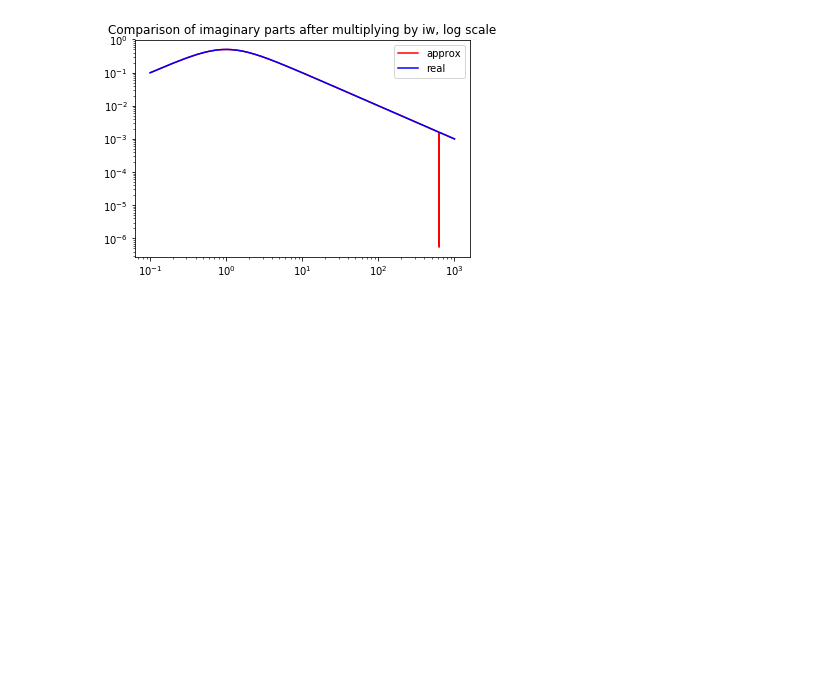
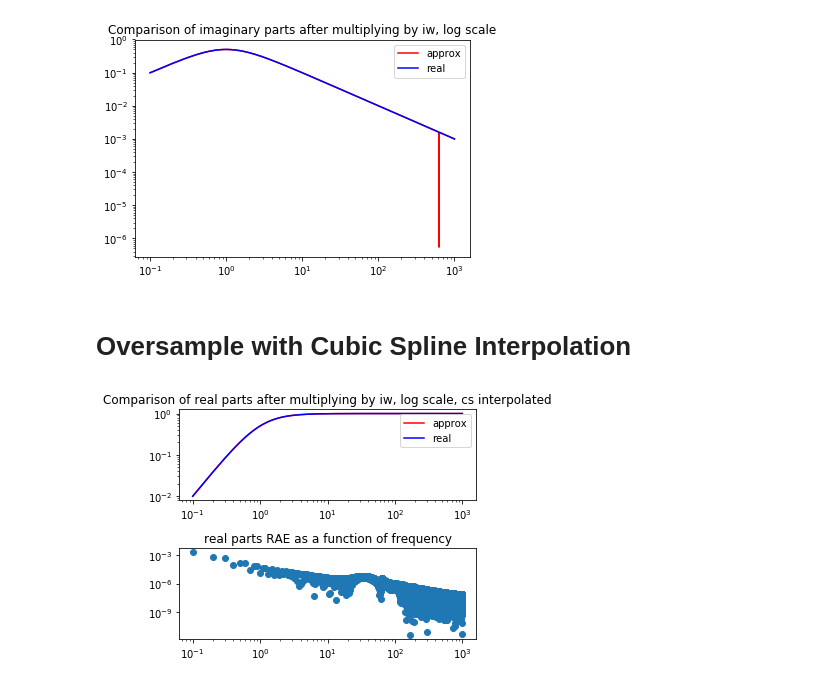
Before and after one commit to Hellinger/ECG-Manlio, a Jupyter notebook: exp_function.ipynb, the cells around one changed output. Drawn from its saved outputs; the diff is of its cells as text; code cells hidden in the pictures; blank space fills up the shorter version.

```diff
--- a/exp_function.ipynb
+++ b/exp_function.ipynb
@@ -110,3 +128,37 @@ plt.legend()
 plt.show()
 # %% [output]
 [figure]
+# %% [markdown]
+# Oversample with Cubic Spline Interpolation
+# %%
+# Use cubic spline interpolation to oversample first set of data
+# where time increment is 0.1
+
+from scipy.interpolate import CubicSpline
+
+cs_interpolator = CubicSpline(time1, exp1)
+# %%
+# To get information up to 1000 Hz, sampling frequency need to be at least 2000 Hz ?
+
+time3 = np.arange(0,10,0.0005)
+interpolated_exp3 = cs_interpolator(time3)
+# %%
+ft_exp_3_iw = FT_exp(test_freq_iw, time3, interpolated_exp3)
+ft_exp_3_iw = np.multiply(ft_exp_3_iw, test_freq_iw) * 1j
+# %%
+plt.figure()
+
+plt.subplot(211)
+plt.loglog(test_freq_iw, ft_exp_3_iw.real, 'r', label = 'approx')
+plt.loglog(test_freq_iw, real_ft_exp_iw.real, 'b', label = 'real')
+plt.title('Comparison of real parts after multiplying by iw, log scale, cs interpolated')
+plt.legend()
+
+plt.subplot(212)
+plt.loglog(test_freq_iw, np.absolute((ft_exp_3_iw.real- real_ft_exp_iw.real)/ real_ft_exp_iw.real), ls='', marker='o')
+plt.title('real parts RAE as a function of frequency')
+
+plt.tight_layout()
+plt.show()
+# %% [output]
+[figure, added]
```
Also changed, not shown: parts of 3 cells of this notebook.
